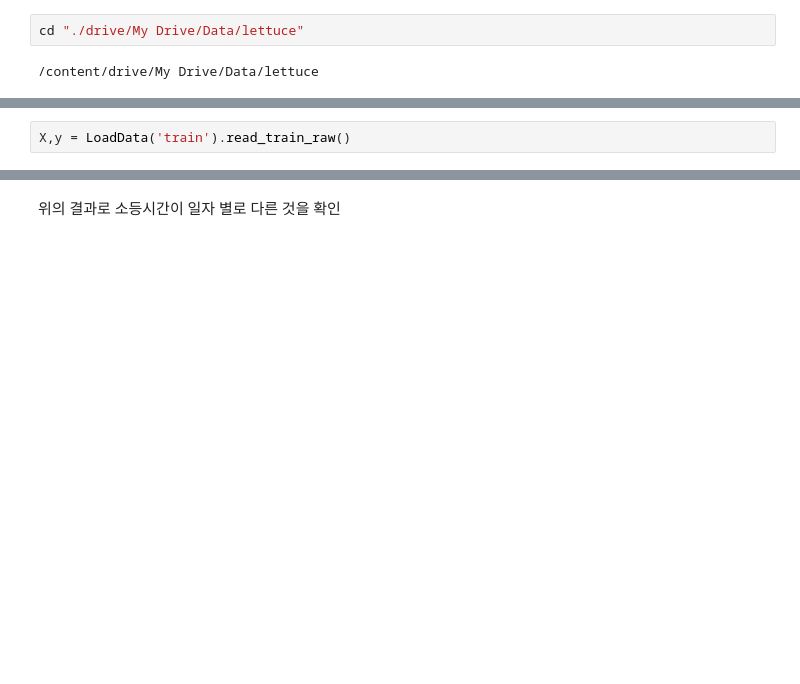
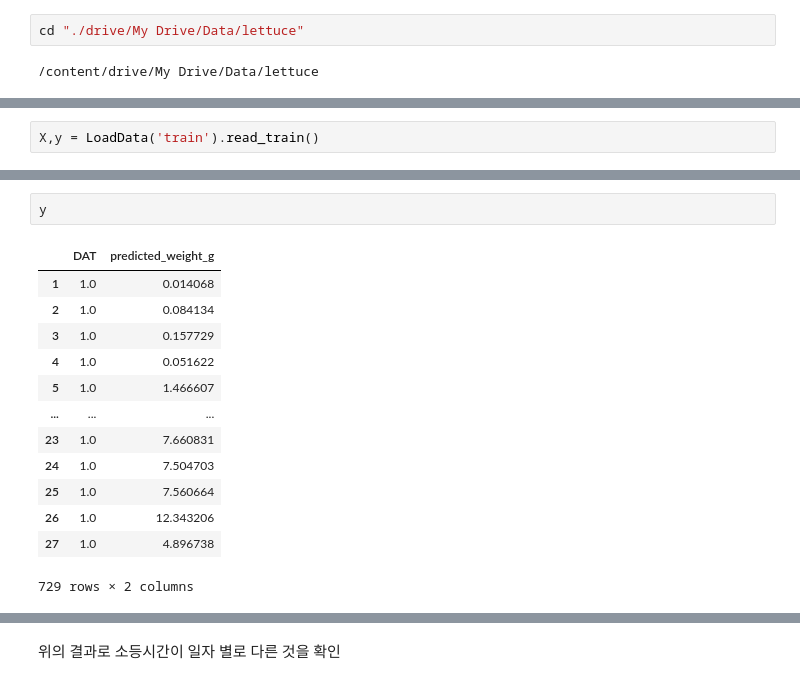
Before and after one commit to joel0807/AI_project, a Jupyter notebook: 상추생육ver3ipynb.ipynb, the cells around one changed output, grey strips where cells are left out. Cells and saved outputs as stored; diff of their text form; blank space fills up the shorter version.

```diff
--- a/상추생육ver3ipynb.ipynb
+++ b/상추생육ver3ipynb.ipynb
@@ -328,4 +419,4 @@ def  load_spilit_train():
 
     return train_x, train_y, val_x, val_y, tst_x, tst_y
 # %%
-X,y = LoadData('train').read_train_raw()
+X,y = LoadData('train').read_train()
@@ -348,0 +440,16 @@ X,y = LoadData('train').read_train_raw()
+# %%
+y
+# %% [output]
+|  | DAT | predicted_weight_g |
+| 1 | 1.0 | 0.014068 |
+| 2 | 1.0 | 0.084134 |
+| 3 | 1.0 | 0.157729 |
+| 4 | 1.0 | 0.051622 |
+| 5 | 1.0 | 1.466607 |
+| ... | ... | ... |
+| 23 | 1.0 | 7.660831 |
+| 24 | 1.0 | 7.504703 |
+| 25 | 1.0 | 7.560664 |
+| 26 | 1.0 | 12.343206 |
+| 27 | 1.0 | 4.896738 |
+729 rows × 2 columns
```
Also changed, not shown: parts of 17 cells of this notebook.
